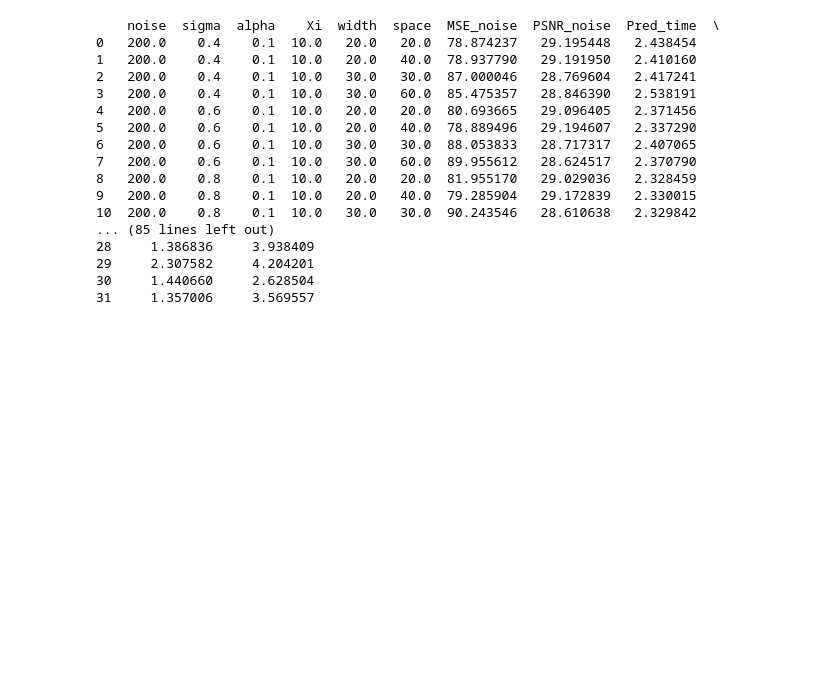
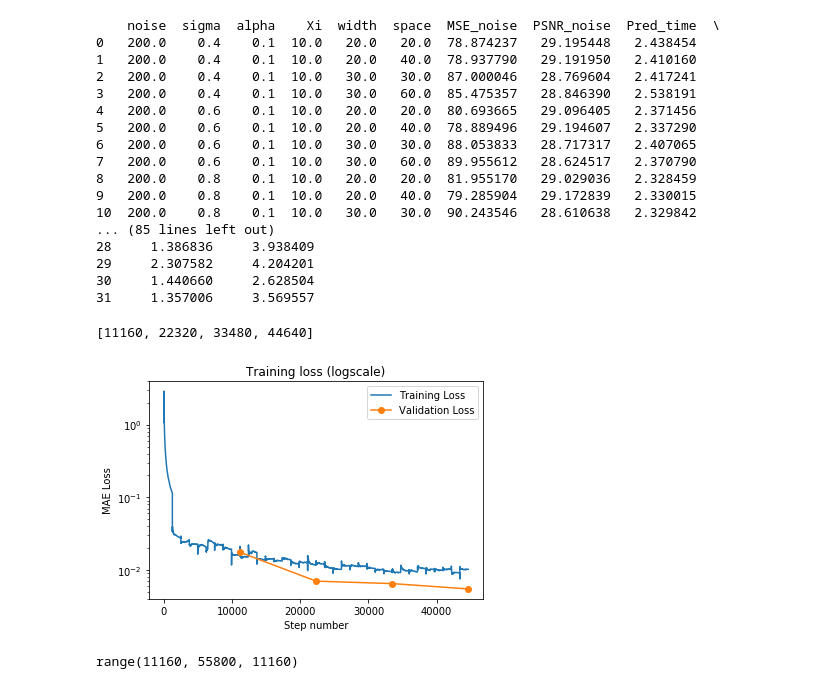
Before and after one commit to narendrachaudhary51/LER_machine_learning, a Jupyter notebook: neural_nets/EDGENet_test.ipynb, the cells around one changed output. Cells and saved outputs as stored; diff of their text form; code cells hidden in the pictures; blank space fills up the shorter version.

```diff
--- a/neural_nets/EDGENet_test.ipynb
+++ b/neural_nets/EDGENet_test.ipynb
@@ -15,6 +14,6 @@ Using TensorFlow backend.
 # %%
-path = '/home/grads/n/narendra5/Desktop/Programs/LER_machine_learning/'
-#path = r"C:\\Users\\narendra\\Documents\\LER\\LER_machine_learning\\"
+#path = '/home/grads/n/narendra5/Desktop/Programs/LER_machine_learning/'
+path = r"C:\\Users\\narendra\\Documents\\LER\\LER_machine_learning\\"
 #model = load_model(path + 'models/' + 'EDGEnet_run_epoch_4.h5')
 
 model = load_model(path + 'models/' + 'EDGEnet2_round_L1_epoch_4.h5')
@@ -141,3 +140,32 @@ print(df)
 29     2.307582     4.204201
 30     1.440660     2.628504
 31     1.357006     3.569557
+# %%
+%matplotlib inline
+logfile = path + 'neural_nets/EDGEnet2_round_L1_epoch4.748390'
+losses = []
+validation_score = []
+with open(logfile,'r') as f:
+    for line in f:
+        if 'loss' in line:
+            losses.append(float(line.split()[-1]))
+        if 'Validation score' in line:
+            validation_score.append(float(line.split()[-1]))
+
+num_of_runs = range(len(losses))
+val_runs = range(len(losses)//4, len(losses) + len(losses)//4, len(losses)//4)
+print(list(val_runs))
+plt.plot(num_of_runs, losses, label = 'Training Loss')
+plt.plot(val_runs, validation_score, '-o', label = 'Validation Loss')
+plt.ylabel('MAE Loss')
+plt.xlabel('Step number')
+plt.title('Training loss (logscale)')
+plt.yscale('log')
+plt.savefig(path + 'Training_loss.png')
+plt.legend()
+plt.show()
+print(val_runs)
+# %% [output]
+[11160, 22320, 33480, 44640]
+[figure, added]
+range(11160, 55800, 11160)
```
Also changed, not shown: parts of 1 cell of this notebook, 3 other files.
